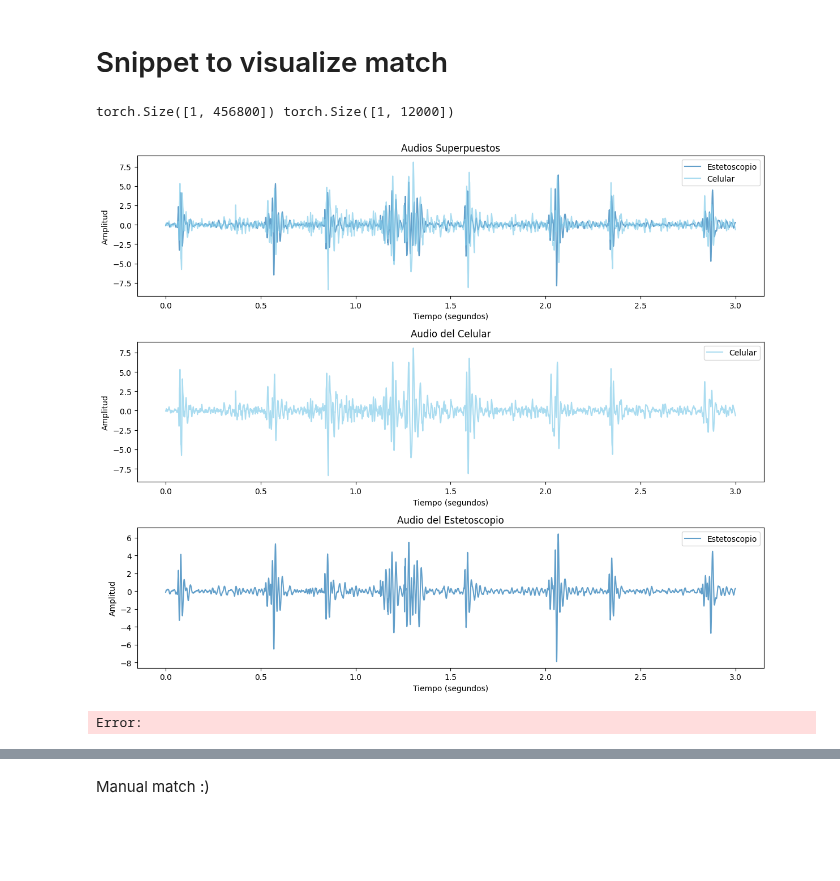
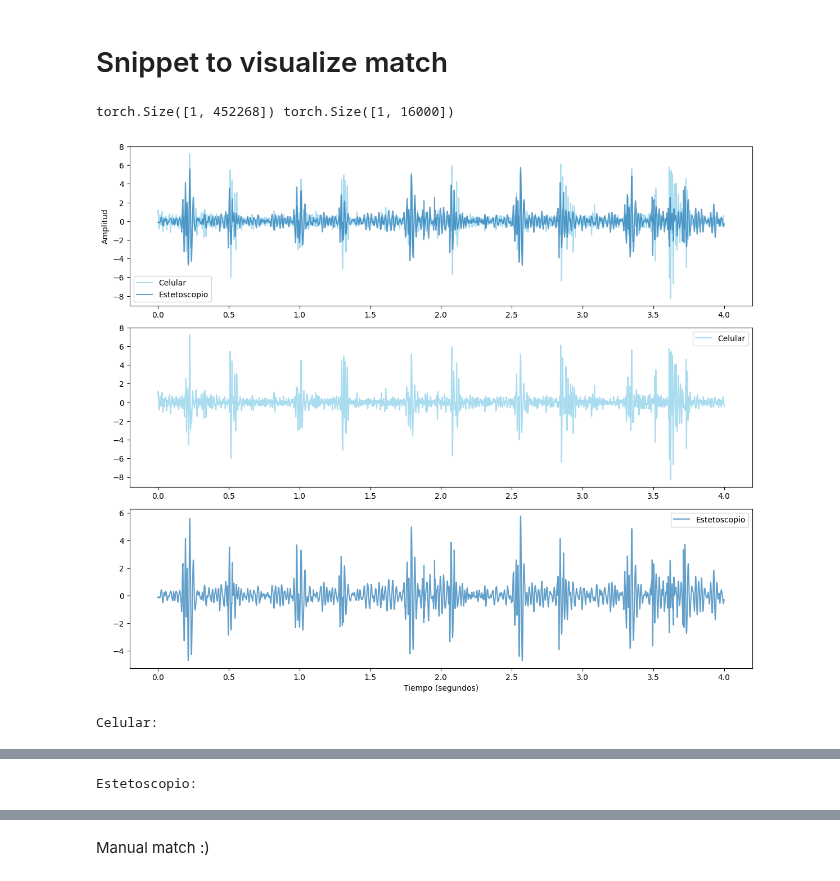
Before and after one commit to Afroefras/coratech, a Jupyter notebook: notebooks/last-trigger/last-trigger-match.ipynb, the cells around one changed output, grey strips where cells are left out. Cells and saved outputs as stored; diff of their text form; code cells hidden in the pictures; blank space fills up the shorter version.

```diff
--- a/notebooks/last-trigger/last-trigger-match.ipynb
+++ b/notebooks/last-trigger/last-trigger-match.ipynb
@@ -3,13 +3,19 @@
 # %%
 import torch
 import matplotlib.pyplot as plt
+from IPython.display import Audio
 from helpers.plot import compare_audios
 from helpers.audio_utils import trim_audio
 from helpers.path_utils import get_base_dir
 from helpers.find_trigger import FindTrigger
 
-AUDIO_NAME = "000-20240910-1753.wav"
+# AUDIO_NAME = "000-20240910-1753.wav"
+# AUDIO_NAME = "000-20241019-1043.wav"
+
 # AUDIO_NAME = "001-20240909-1746.wav"
+# AUDIO_NAME = "001-20241019-1047.wav"
+AUDIO_NAME = "001-20241019-1057.wav"
+
 # AUDIO_NAME = "002-20240918-1835.wav"
 # AUDIO_NAME = "003-20240918-1841.wav"
 # AUDIO_NAME = "004-20240924-0014.wav"
@@ -116,20 +122,27 @@ mobile_match, stethos_match = ft.match_last_trigger(
 # %% [markdown]
 # Snippet to visualize match
 # %%
-VIZ_START_AT = 22.5
-VIZ_END_AT = VIZ_START_AT + 3
+VIZ_START_AT = 25
+VIZ_END_AT = VIZ_START_AT + 4
 
 mobile_match_snippet = trim_audio(mobile_match, sample_rate, VIZ_START_AT, VIZ_END_AT)
 stethos_match_snippet = trim_audio(stethos_match, sample_rate, VIZ_START_AT, VIZ_END_AT)
 
 print(mobile_match.shape, mobile_match_snippet.shape)
 
 compare_audios(
-    mobile_match_snippet.squeeze(),
-    stethos_match_snippet.squeeze(),
-    sample_rate,
+    first_audio=mobile_match_snippet.squeeze(),
+    first_title="Celular",
+    second_audio=stethos_match_snippet.squeeze(),
+    second_title="Estetoscopio",
+    sample_rate=sample_rate,
 )
+
+print("Celular:")
+display(Audio(mobile_match_snippet, rate=sample_rate, autoplay=True))
+print("Estetoscopio:")
+display(Audio(stethos_match_snippet, rate=sample_rate, autoplay=True))
 # %% [output]
-torch.Size([1, 456800]) torch.Size([1, 12000])
+torch.Size([1, 452268]) torch.Size([1, 16000])
-[figure, old version]
+[figure, new version]
-Error:
+Celular:
@@ -135,0 +150 @@ Error:
+Estetoscopio:
```
Also changed, not shown: parts of 11 cells of this notebook, 4 other files.
